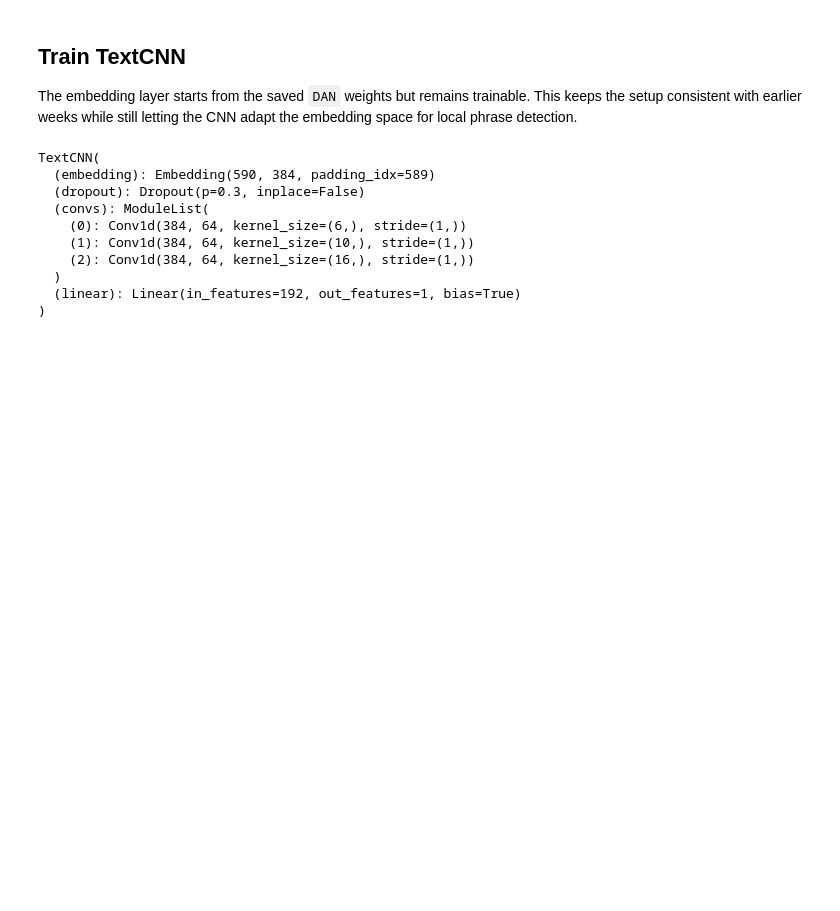
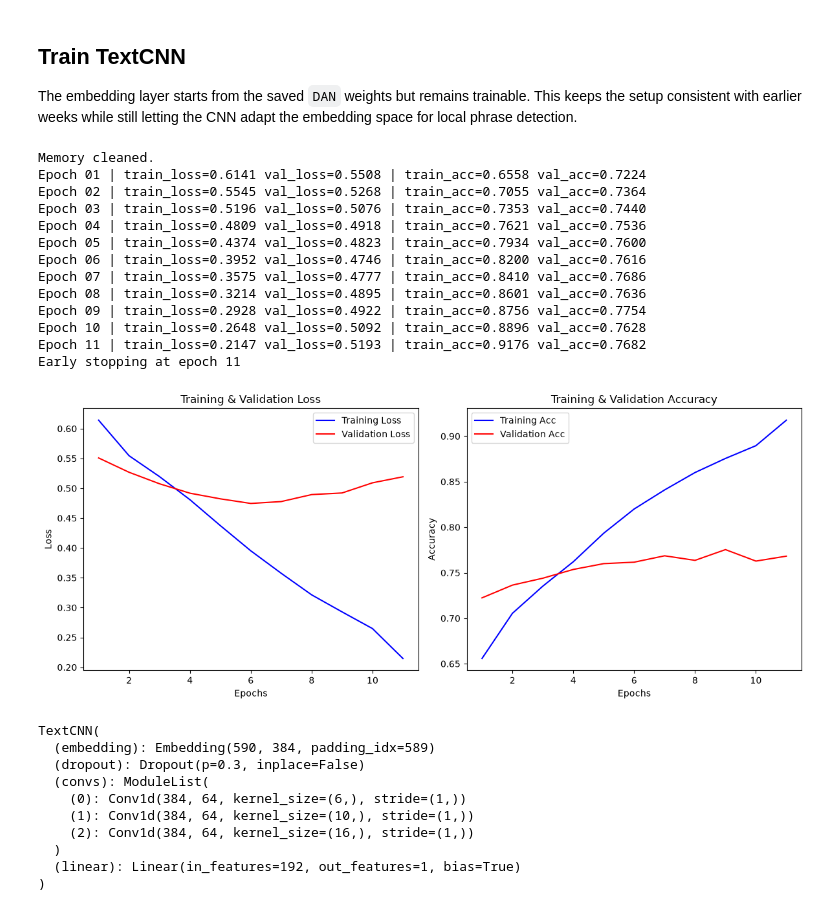
Before and after one commit to mdossett204/AI-maths-foundations, a Jupyter notebook: NLP-learning-notebooks/week5-CNN-for-text/Week_5_cnn_for_text.ipynb, the cells around one changed output. Drawn from its saved outputs; the diff is of its cells as text; code cells hidden in the pictures; blank space fills up the shorter version.

```diff
--- a/NLP-learning-notebooks/week5-CNN-for-text/Week_5_cnn_for_text.ipynb
+++ b/NLP-learning-notebooks/week5-CNN-for-text/Week_5_cnn_for_text.ipynb
@@ -273,24 +243,41 @@ Initialized embedding layer from Week 3 DAN weights.
 ## Train TextCNN
 The embedding layer starts from the saved `DAN` weights but remains trainable. This keeps the setup consistent with earlier weeks while still letting the CNN adapt the embedding space for local phrase detection.
 # %%
+clean_memory()
 criterion = nn.BCEWithLogitsLoss()
-patience = 4
+patience = 5
 num_epochs = 30
-lr = 1e-3
+lr = 5e-4
 weight_decay = 1e-4
 save_path = "./models/textcnn_imdb"
 
-# best_model = train_test_model(
-#     device=device,
-#     model=model,
-#     criterion=criterion,
-#     train_loader=train_loader,
-#     val_loader=val_loader,
-#     patience=patience,
-#     num_epochs=num_epochs,
-#     lr=lr,
-#     weight_decay=weight_decay,
-#     is_binary=True,
-#     save_path=save_path,
-# )
+best_cnn_model = train_test_model(
+    device=device,
+    model=model,
+    criterion=criterion,
+    train_loader=train_loader,
+    val_loader=val_loader,
+    patience=patience,
+    num_epochs=num_epochs,
+    lr=lr,
+    weight_decay=weight_decay,
+    is_binary=True,
+    save_path=save_path,
+)
+torch.save(best_cnn_model.state_dict(), "./models/final_textcnn_imdb.pt")
+# %% [output]
+Memory cleaned.
+Epoch 01 | train_loss=0.6141 val_loss=0.5508 | train_acc=0.6558 val_acc=0.7224
+Epoch 02 | train_loss=0.5545 val_loss=0.5268 | train_acc=0.7055 val_acc=0.7364
+Epoch 03 | train_loss=0.5196 val_loss=0.5076 | train_acc=0.7353 val_acc=0.7440
+Epoch 04 | train_loss=0.4809 val_loss=0.4918 | train_acc=0.7621 val_acc=0.7536
+Epoch 05 | train_loss=0.4374 val_loss=0.4823 | train_acc=0.7934 val_acc=0.7600
+Epoch 06 | train_loss=0.3952 val_loss=0.4746 | train_acc=0.8200 val_acc=0.7616
+Epoch 07 | train_loss=0.3575 val_loss=0.4777 | train_acc=0.8410 val_acc=0.7686
+Epoch 08 | train_loss=0.3214 val_loss=0.4895 | train_acc=0.8601 val_acc=0.7636
+Epoch 09 | train_loss=0.2928 val_loss=0.4922 | train_acc=0.8756 val_acc=0.7754
+Epoch 10 | train_loss=0.2648 val_loss=0.5092 | train_acc=0.8896 val_acc=0.7628
+Epoch 11 | train_loss=0.2147 val_loss=0.5193 | train_acc=0.9176 val_acc=0.7682
+Early stopping at epoch 11
+[figure, added]
 # %%
```
Also changed, not shown: parts of 19 cells of this notebook, 3 other files.
